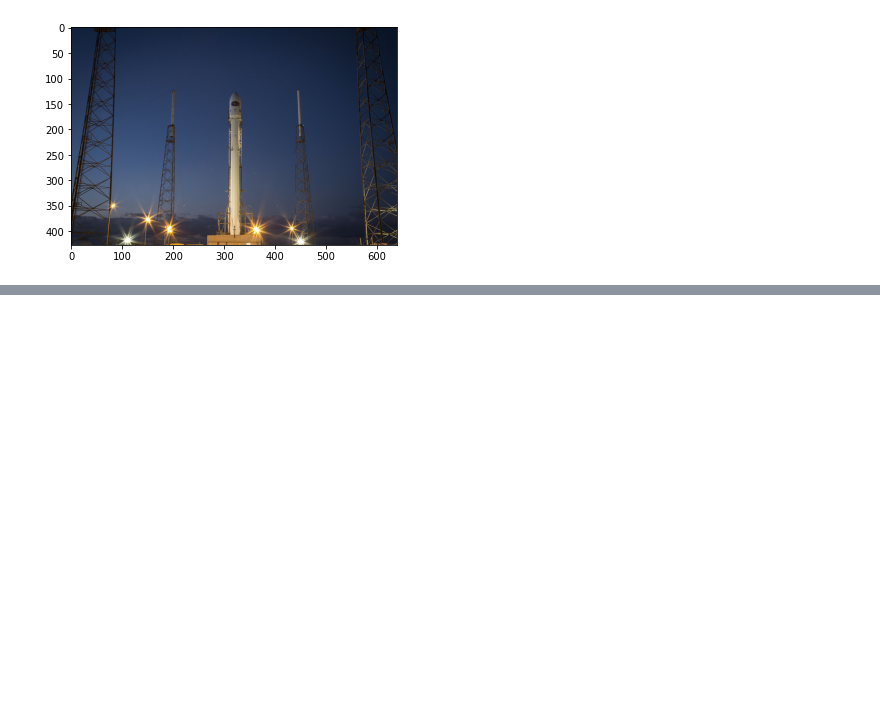
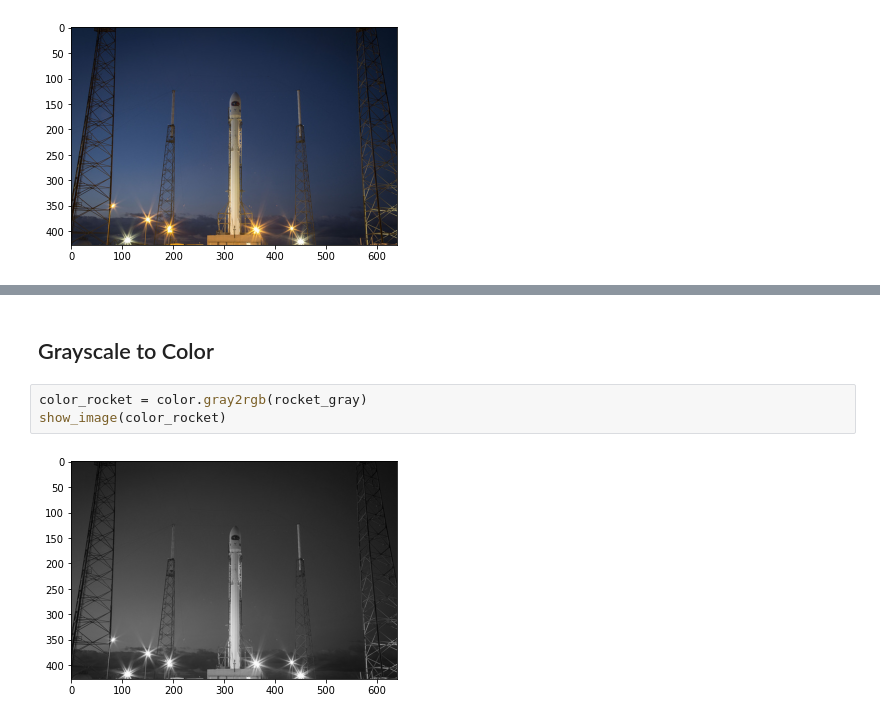
Before and after one commit to afizs/be-theboss-in-python, a Jupyter notebook: 100-programs/81_image_processing.ipynb, the cells around one changed output, grey strips where cells are left out. Cells and saved outputs as stored; diff of their text form; blank space fills up the shorter version.

```diff
--- a/100-programs/81_image_processing.ipynb
+++ b/100-programs/81_image_processing.ipynb
@@ -10,0 +16,7 @@ show_image(rocket)
+# %% [markdown]
+## Grayscale to Color
+# %%
+color_rocket = color.gray2rgb(rocket_gray)
+show_image(color_rocket)
+# %% [output]
+[figure, added]
```
Also changed, not shown: parts of 2 cells of this notebook.
